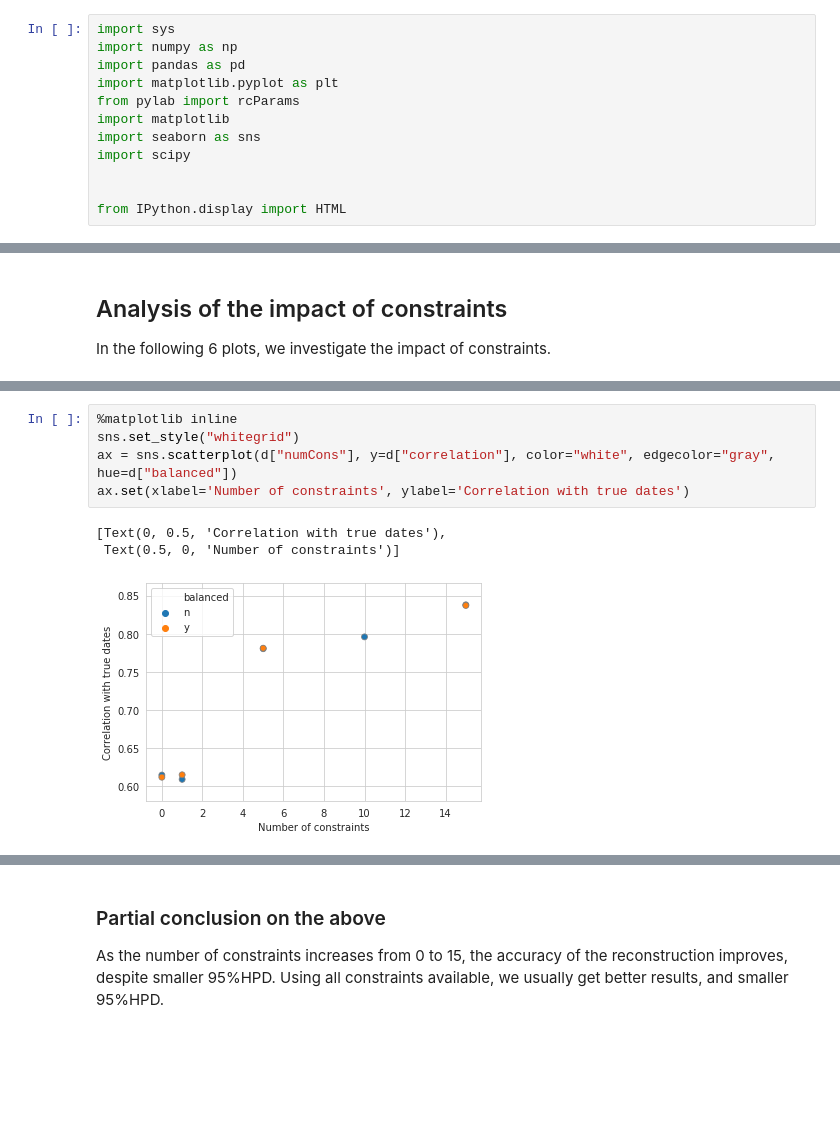
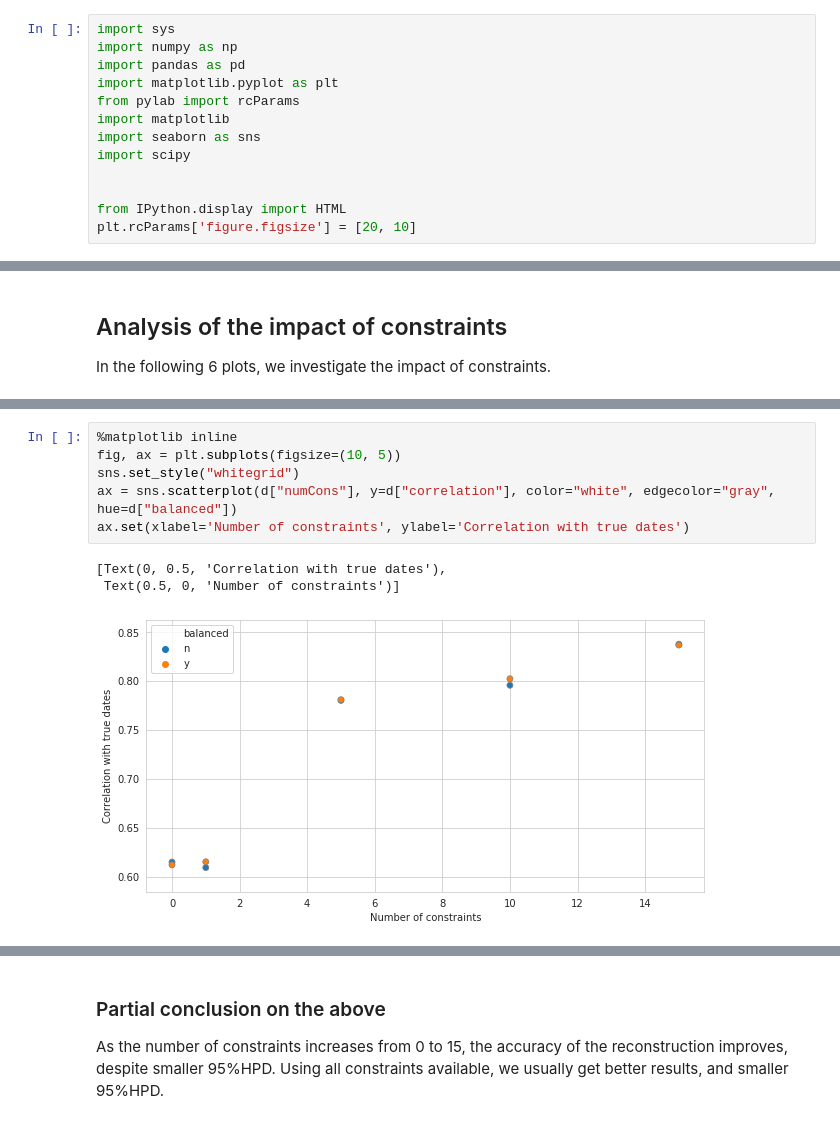
Before and after one commit to Boussau/DatingWithConsAndCal, a Jupyter notebook: Analysis of constraints vs calibrations.ipynb, the cells around one changed output, grey strips where cells are left out. Cells and saved outputs as stored; diff of their text form; blank space fills up the shorter version.

```diff
--- a/Analysis of constraints vs calibrations.ipynb
+++ b/Analysis of constraints vs calibrations.ipynb
@@ -10,6 +10,7 @@ import scipy
 
 
 from IPython.display import HTML
+plt.rcParams['figure.figsize'] = [20, 10]
 # %% [markdown]
 # Assessing the relative impacts of constraints and calibrations on dating accuracy
 # %%
@@ -178,11 +182,12 @@ ax.set(xlabel='Number of constraints', ylabel='RMSD in node ages')
 # %%
 %matplotlib inline
+fig, ax = plt.subplots(figsize=(10, 5))
 sns.set_style("whitegrid")
 ax = sns.scatterplot(d["numCons"], y=d["correlation"], color="white", edgecolor="gray", hue=d["balanced"])
 ax.set(xlabel='Number of constraints', ylabel='Correlation with true dates')
 # %% [output]
 [Text(0, 0.5, 'Correlation with true dates'),
  Text(0.5, 0, 'Number of constraints')]
-[figure, old version]
+[figure, new version]
 # %%
 %matplotlib inline
```
Also changed, not shown: parts of 58 cells of this notebook.
